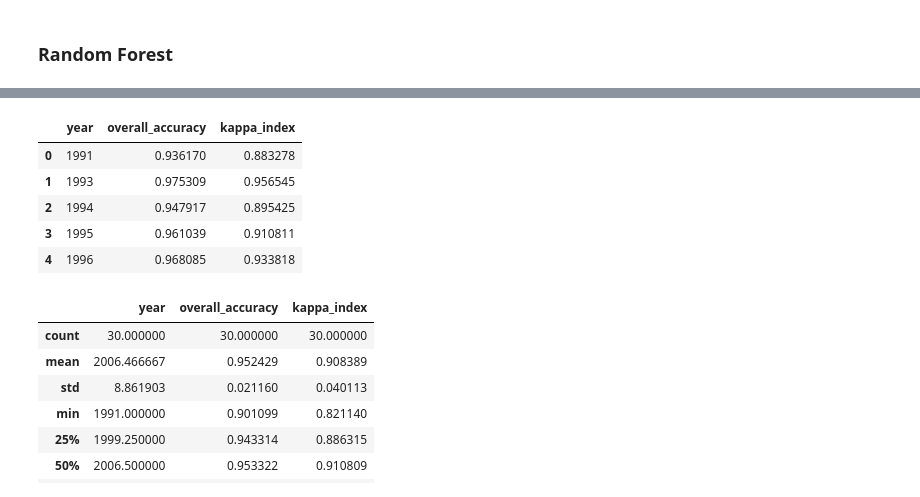
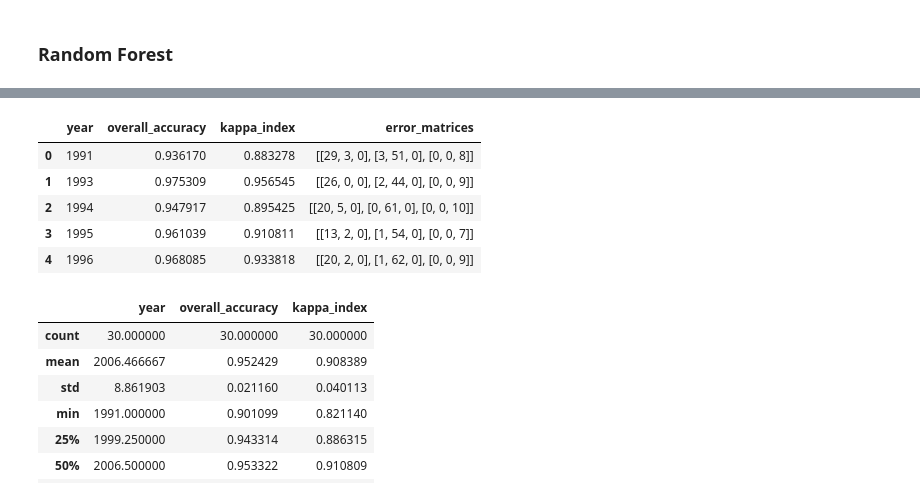
Before and after one commit to CesarRosales16/urban-sprawl-sv, a Jupyter notebook: Expansion_Urbana_AMSS.ipynb, the cells around one changed output, grey strips where cells are left out. Drawn from its saved outputs; the diff is of its cells as text; code cells hidden in the pictures.

```diff
--- a/Expansion_Urbana_AMSS.ipynb
+++ b/Expansion_Urbana_AMSS.ipynb
@@ -427,19 +428,20 @@ Classifying image 30 ...
 # %%
 result_dict = {
     'year': years_of_interes,
     'overall_accuracy': overall_accuracies_rf,
-    'kappa_index': kappa_indexes_rf
+    'kappa_index': kappa_indexes_rf,
+    'error_matrices': error_matrices_rf
 }
 
 result_rf_df = pd.DataFrame(result_dict)
 result_rf_df.head()
 # %% [output]
-|  | year | overall_accuracy | kappa_index |
-| 0 | 1991 | 0.936170 | 0.883278 |
-| 1 | 1993 | 0.975309 | 0.956545 |
-| 2 | 1994 | 0.947917 | 0.895425 |
-| 3 | 1995 | 0.961039 | 0.910811 |
-| 4 | 1996 | 0.968085 | 0.933818 |
+|  | year | overall_accuracy | kappa_index | error_matrices |
+| 0 | 1991 | 0.936170 | 0.883278 | [[29, 3, 0], [3, 51, 0], [0, 0, 8]] |
+| 1 | 1993 | 0.975309 | 0.956545 | [[26, 0, 0], [2, 44, 0], [0, 0, 9]] |
+| 2 | 1994 | 0.947917 | 0.895425 | [[20, 5, 0], [0, 61, 0], [0, 0, 10]] |
+| 3 | 1995 | 0.961039 | 0.910811 | [[13, 2, 0], [1, 54, 0], [0, 0, 7]] |
+| 4 | 1996 | 0.968085 | 0.933818 | [[20, 2, 0], [1, 62, 0], [0, 0, 9]] |
 # %%
 result_rf_df.describe()
 # %% [output]
```
Also changed, not shown: parts of 9 cells of this notebook.
